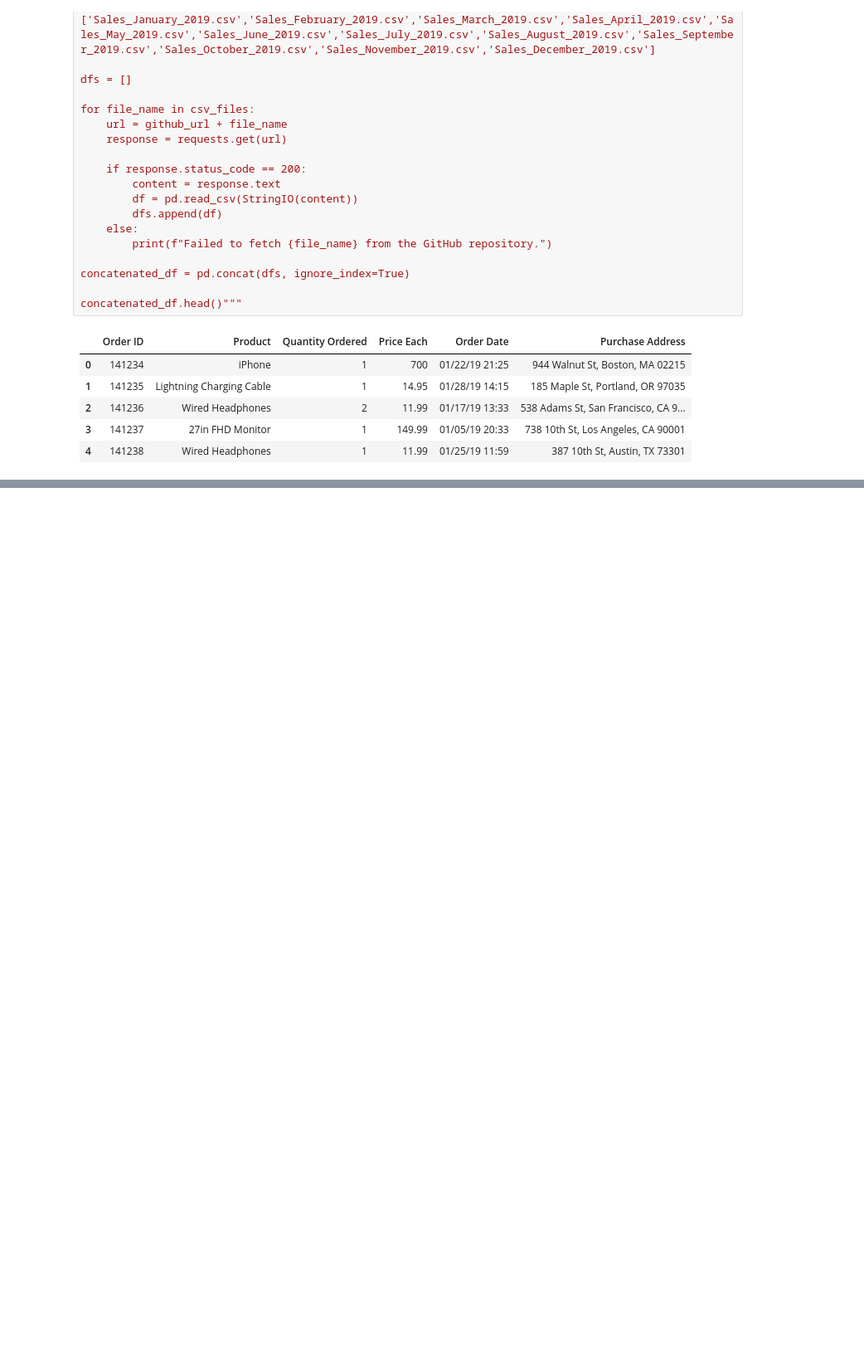
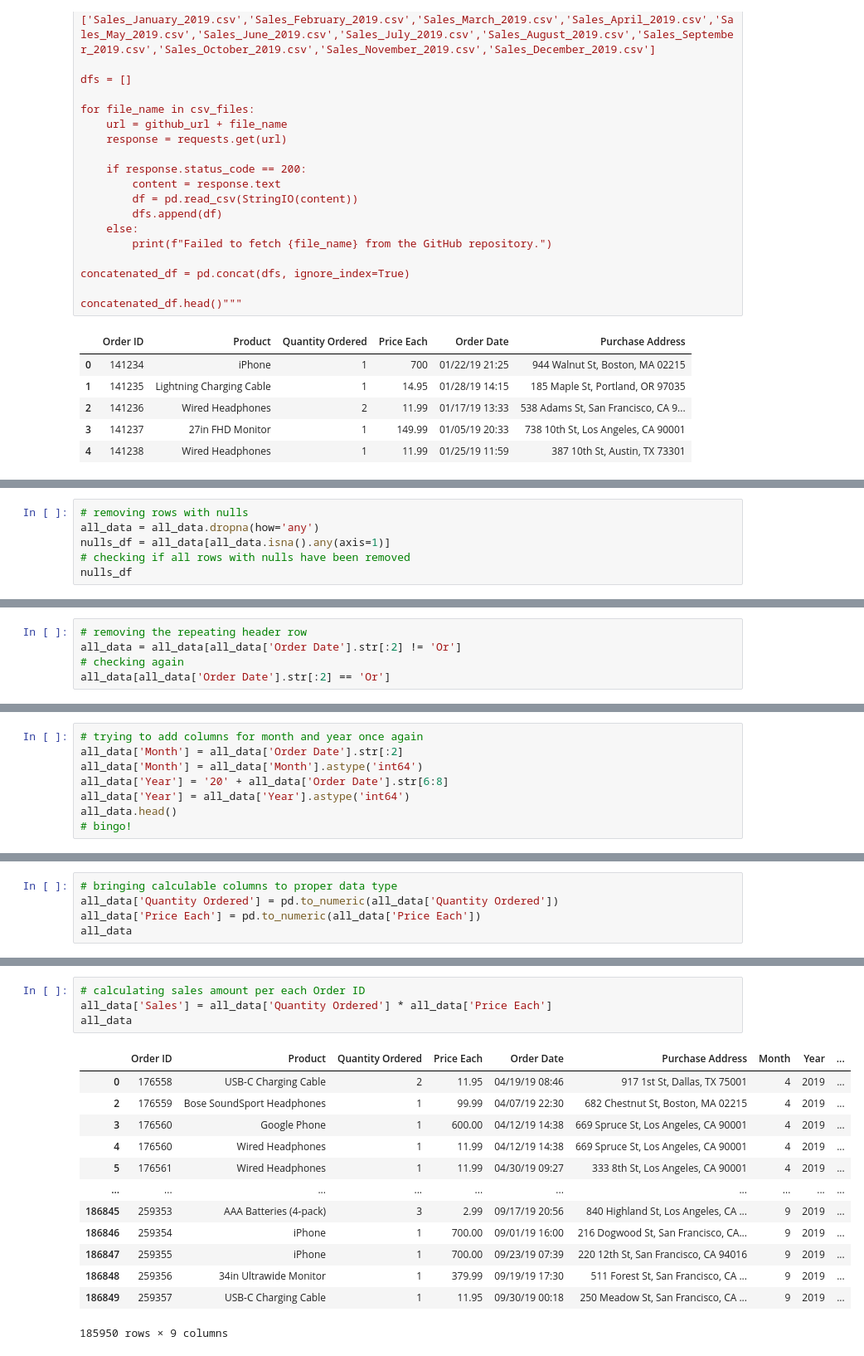
Before and after one commit to mezenka/Python_DataExploration, a Jupyter notebook: pandas_ds1.ipynb, the cells around one changed output, grey strips where cells are left out. Shown: that part at 83% size. Saved outputs shown, nothing was run; the diff lists cells and outputs as text; blank space fills up the shorter version.

```diff
--- a/pandas_ds1.ipynb
+++ b/pandas_ds1.ipynb
@@ -116,0 +110,6 @@ concatenated_df.head()"""
+# %%
+# removing rows with nulls
+all_data = all_data.dropna(how='any')
+nulls_df = all_data[all_data.isna().any(axis=1)]
+# checking if all rows with nulls have been removed
+nulls_df
@@ -123,0 +149,5 @@ ValueError: ignored
+# %%
+# removing the repeating header row
+all_data = all_data[all_data['Order Date'].str[:2] != 'Or']
+# checking again
+all_data[all_data['Order Date'].str[:2] == 'Or']
@@ -123,0 +156,8 @@ ValueError: ignored
+# %%
+# trying to add columns for month and year once again
+all_data['Month'] = all_data['Order Date'].str[:2]
+all_data['Month'] = all_data['Month'].astype('int64')
+all_data['Year'] = '20' + all_data['Order Date'].str[6:8]
+all_data['Year'] = all_data['Year'].astype('int64')
+all_data.head()
+# bingo!
@@ -123,0 +171,5 @@ ValueError: ignored
+# %%
+# bringing calculable columns to proper data type
+all_data['Quantity Ordered'] = pd.to_numeric(all_data['Quantity Ordered'])
+all_data['Price Each'] = pd.to_numeric(all_data['Price Each'])
+all_data
@@ -123,0 +190,18 @@ ValueError: ignored
+# %%
+# calculating sales amount per each Order ID
+all_data['Sales'] = all_data['Quantity Ordered'] * all_data['Price Each']
+all_data
+# %% [output]
+|  | Order ID | Product | Quantity Ordered | Price Each | Order Date | Purchase Address | Month | Year | ... |
+| 0 | 176558 | USB-C Charging Cable | 2 | 11.95 | 04/19/19 08:46 | 917 1st St, Dallas, TX 75001 | 4 | 2019 | ... |
+| 2 | 176559 | Bose SoundSport Headphones | 1 | 99.99 | 04/07/19 22:30 | 682 Chestnut St, Boston, MA 02215 | 4 | 2019 | ... |
+| 3 | 176560 | Google Phone | 1 | 600.00 | 04/12/19 14:38 | 669 Spruce St, Los Angeles, CA 90001 | 4 | 2019 | ... |
+| 4 | 176560 | Wired Headphones | 1 | 11.99 | 04/12/19 14:38 | 669 Spruce St, Los Angeles, CA 90001 | 4 | 2019 | ... |
+| 5 | 176561 | Wired Headphones | 1 | 11.99 | 04/30/19 09:27 | 333 8th St, Los Angeles, CA 90001 | 4 | 2019 | ... |
+| ... | ... | ... | ... | ... | ... | ... | ... | ... | ... |
+| 186845 | 259353 | AAA Batteries (4-pack) | 3 | 2.99 | 09/17/19 20:56 | 840 Highland St, Los Angeles, CA ... | 9 | 2019 | ... |
+| 186846 | 259354 | iPhone | 1 | 700.00 | 09/01/19 16:00 | 216 Dogwood St, San Francisco, CA... | 9 | 2019 | ... |
+| 186847 | 259355 | iPhone | 1 | 700.00 | 09/23/19 07:39 | 220 12th St, San Francisco, CA 94016 | 9 | 2019 | ... |
+| 186848 | 259356 | 34in Ultrawide Monitor | 1 | 379.99 | 09/19/19 17:30 | 511 Forest St, San Francisco, CA ... | 9 | 2019 | ... |
+| 186849 | 259357 | USB-C Charging Cable | 1 | 11.95 | 09/30/19 00:18 | 250 Meadow St, San Francisco, CA ... | 9 | 2019 | ... |
+185950 rows × 9 columns
```
Also changed, not shown: parts of 10 cells of this notebook.
